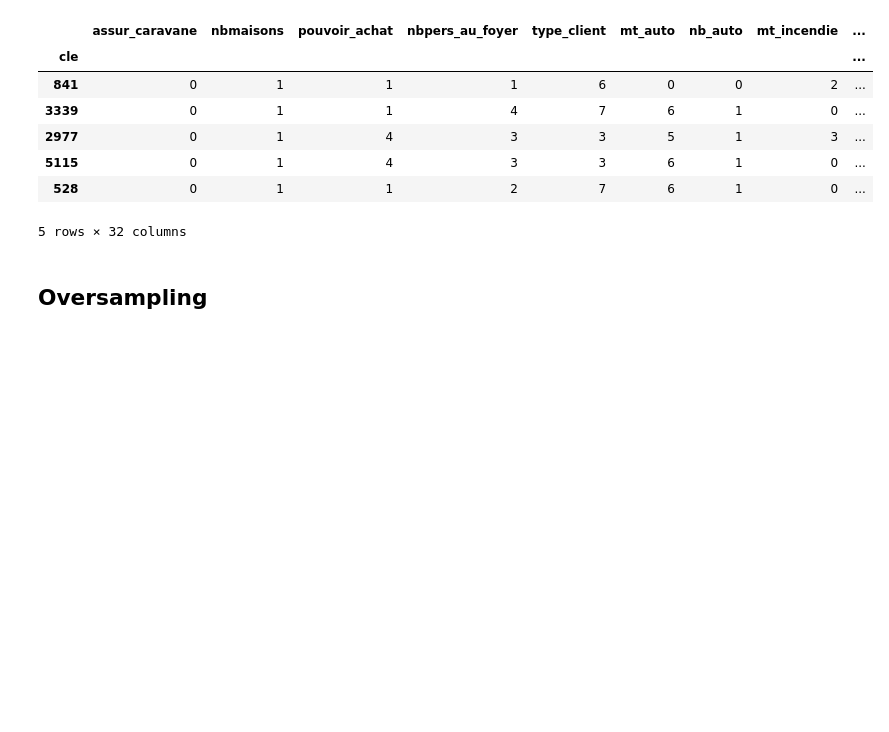
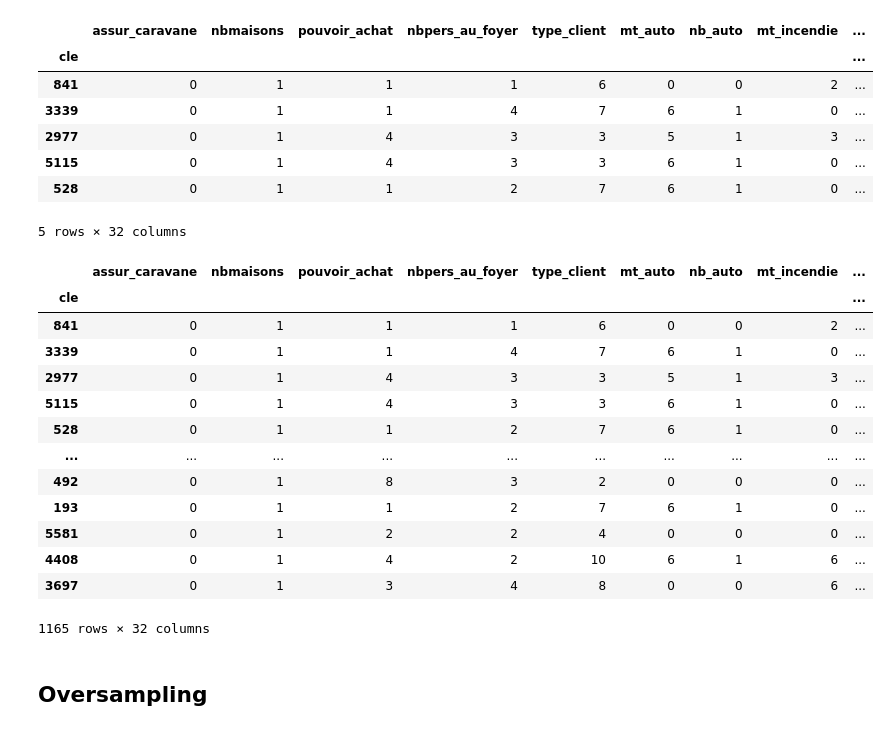
Before and after one commit to adeladrai/bootstrapping_bagging, a Jupyter notebook: PartieC.ipynb, the cells around one changed output. Saved outputs shown, nothing was run; the diff lists cells and outputs as text; code cells hidden in the pictures; blank space fills up the shorter version.

```diff
--- a/PartieC.ipynb
+++ b/PartieC.ipynb
@@ -43,5 +43,22 @@ test_data.head()
 | 5115 | 0 | 1 | 4 | 3 | 3 | 6 | 1 | 0 | ... |
 | 528 | 0 | 1 | 1 | 2 | 7 | 6 | 1 | 0 | ... |
 5 rows × 32 columns
+# %%
+test_data
+# %% [output]
+|  | assur_caravane | nbmaisons | pouvoir_achat | nbpers_au_foyer | type_client | mt_auto | nb_auto | mt_incendie | ... |
+| cle |  |  |  |  |  |  |  |  | ... |
+| 841 | 0 | 1 | 1 | 1 | 6 | 0 | 0 | 2 | ... |
+| 3339 | 0 | 1 | 1 | 4 | 7 | 6 | 1 | 0 | ... |
+| 2977 | 0 | 1 | 4 | 3 | 3 | 5 | 1 | 3 | ... |
+| 5115 | 0 | 1 | 4 | 3 | 3 | 6 | 1 | 0 | ... |
+| 528 | 0 | 1 | 1 | 2 | 7 | 6 | 1 | 0 | ... |
+| ... | ... | ... | ... | ... | ... | ... | ... | ... | ... |
+| 492 | 0 | 1 | 8 | 3 | 2 | 0 | 0 | 0 | ... |
+| 193 | 0 | 1 | 1 | 2 | 7 | 6 | 1 | 0 | ... |
+| 5581 | 0 | 1 | 2 | 2 | 4 | 0 | 0 | 0 | ... |
+| 4408 | 0 | 1 | 4 | 2 | 10 | 6 | 1 | 6 | ... |
+| 3697 | 0 | 1 | 3 | 4 | 8 | 0 | 0 | 6 | ... |
+1165 rows × 32 columns
 # %% [markdown]
 ## Oversampling
```
Also changed, not shown: parts of 12 cells of this notebook.
